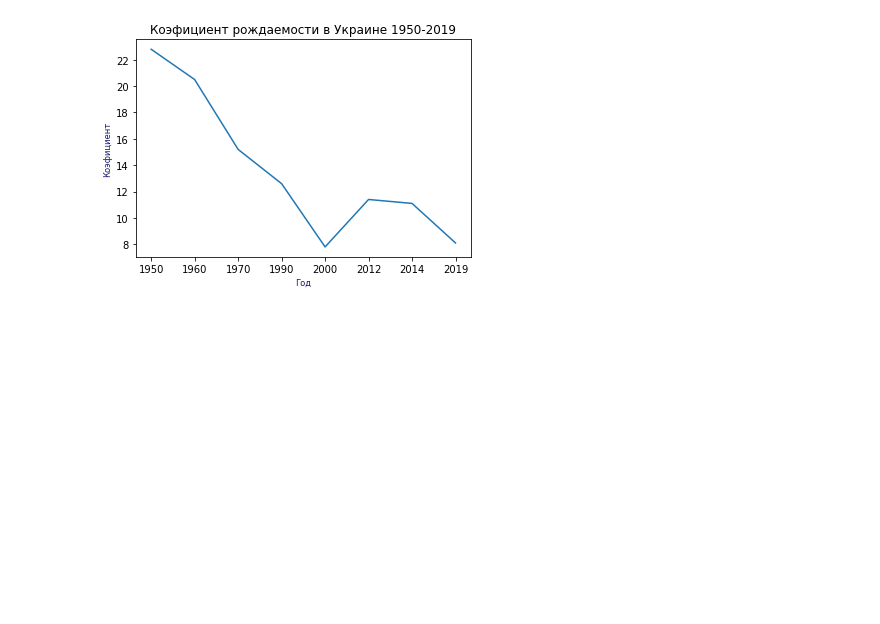
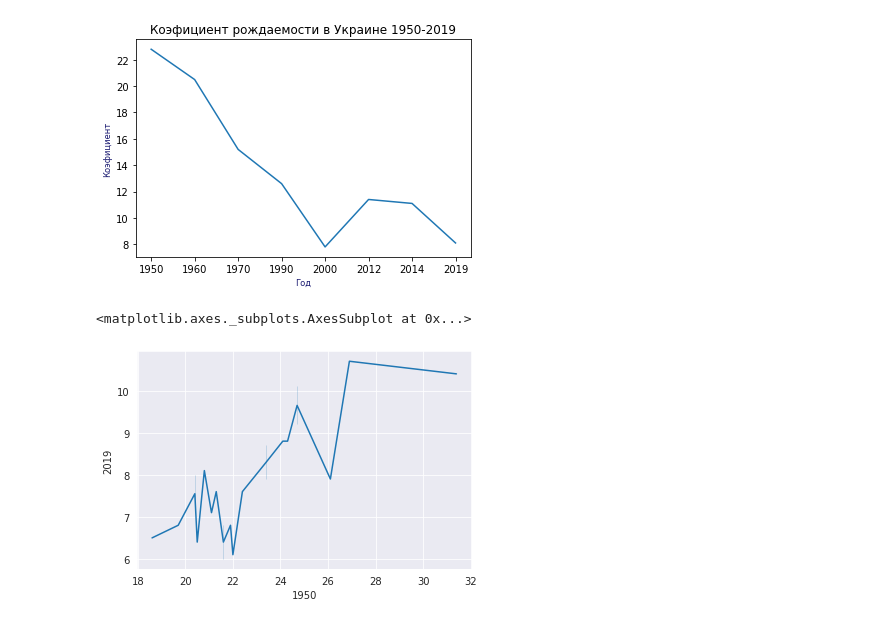
Before and after one commit to Koallla/Data-Science, a Jupyter notebook: Hw3.1.ipynb, the cells around one changed output. Saved outputs shown, nothing was run; the diff lists cells and outputs as text; code cells hidden in the pictures; blank space fills up the shorter version.

```diff
--- a/Hw3.1.ipynb
+++ b/Hw3.1.ipynb
@@ -44,6 +45,13 @@ plt.plot(years, data)
 [figure]
 # %%
 df.drop([27], inplace=True)
+# %%
+sns.set_style("darkgrid")
+data = df
+sns.lineplot(x='1950', y='2019', data=data)
+# %% [output]
+<matplotlib.axes._subplots.AxesSubplot at 0x...>
+[figure, added]
 # %%
 df.fillna(df.mean(numeric_only=True), inplace=True)
 # %%
```
Also changed, not shown: parts of 4 cells of this notebook.
